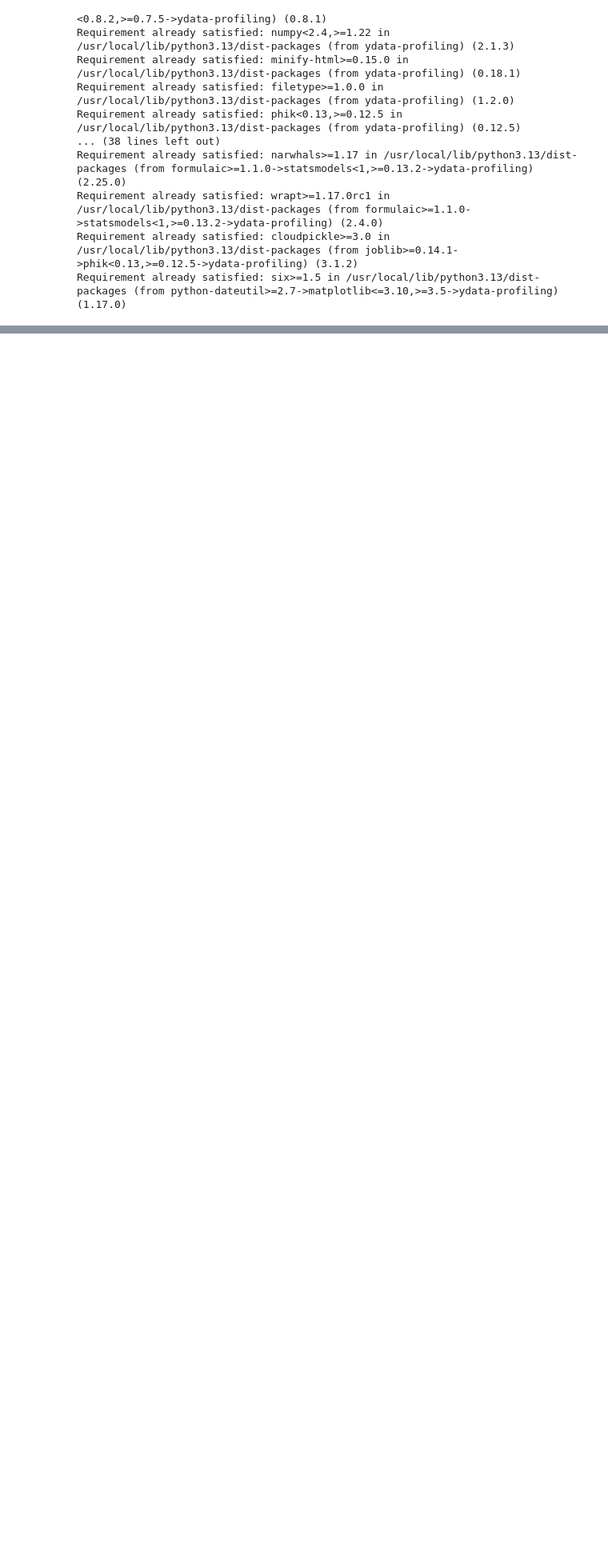
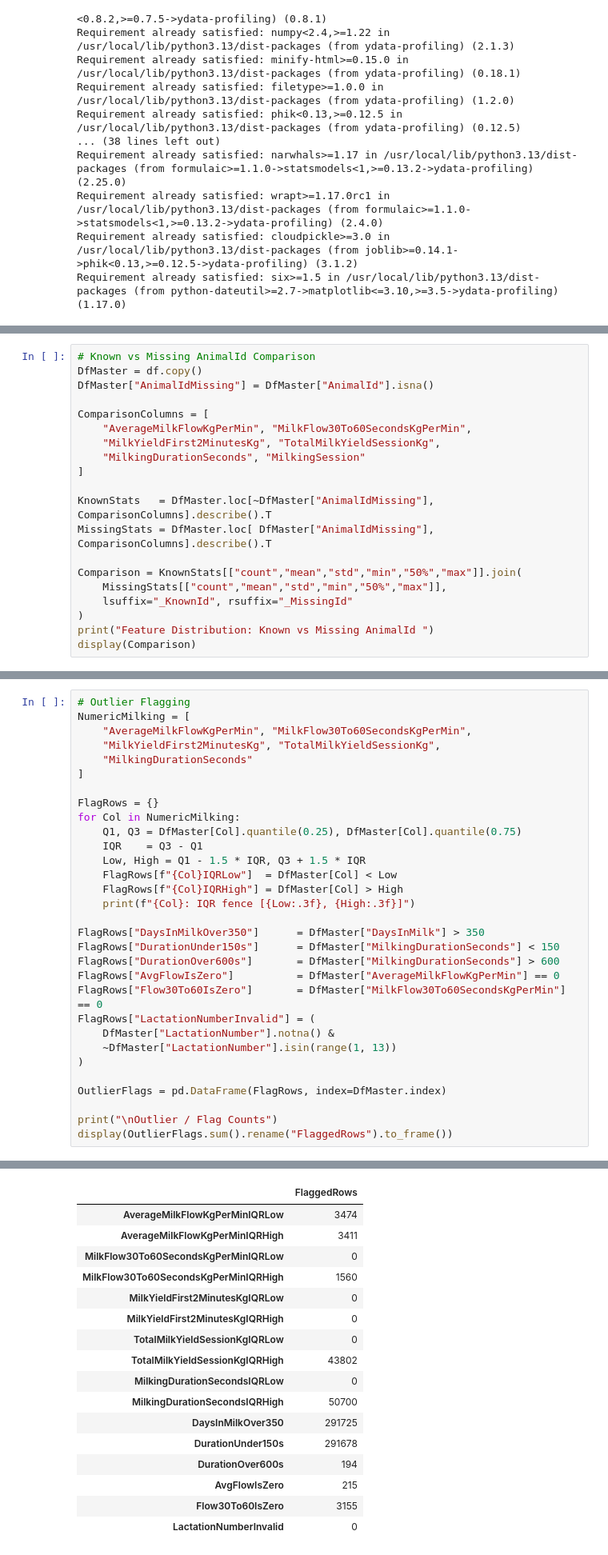
Before and after one commit to lipikamallikarjuna/MissingRfidDetection-ANSC6060, a Jupyter notebook: DataAnlysis&Modeling.ipynb, the cells around one changed output, grey strips where cells are left out. Shown at 80% size. Saved outputs shown, nothing was run; the diff lists cells and outputs as text; blank space fills up the shorter version.

```diff
--- a/DataAnlysis&Modeling.ipynb
+++ b/DataAnlysis&Modeling.ipynb
@@ -1721,0 +235,20 @@ KeyboardInterrupt:
+# %%
+# Known vs Missing AnimalId Comparison
+DfMaster = df.copy()
+DfMaster["AnimalIdMissing"] = DfMaster["AnimalId"].isna()
+
+ComparisonColumns = [
+    "AverageMilkFlowKgPerMin", "MilkFlow30To60SecondsKgPerMin",
+    "MilkYieldFirst2MinutesKg", "TotalMilkYieldSessionKg",
+    "MilkingDurationSeconds", "MilkingSession"
+]
+
+KnownStats   = DfMaster.loc[~DfMaster["AnimalIdMissing"], ComparisonColumns].describe().T
+MissingStats = DfMaster.loc[ DfMaster["AnimalIdMissing"], ComparisonColumns].describe().T
+
+Comparison = KnownStats[["count","mean","std","min","50%","max"]].join(
+    MissingStats[["count","mean","std","min","50%","max"]],
+    lsuffix="_KnownId", rsuffix="_MissingId"
+)
+print("Feature Distribution: Known vs Missing AnimalId ")
+display(Comparison)
@@ -1721,0 +266,32 @@ KeyboardInterrupt:
+# %%
+# Outlier Flagging
+NumericMilking = [
+    "AverageMilkFlowKgPerMin", "MilkFlow30To60SecondsKgPerMin",
+    "MilkYieldFirst2MinutesKg", "TotalMilkYieldSessionKg",
+    "MilkingDurationSeconds"
+]
+
+FlagRows = {}
+for Col in NumericMilking:
+    Q1, Q3 = DfMaster[Col].quantile(0.25), DfMaster[Col].quantile(0.75)
+    IQR    = Q3 - Q1
+    Low, High = Q1 - 1.5 * IQR, Q3 + 1.5 * IQR
+    FlagRows[f"{Col}IQRLow"]  = DfMaster[Col] < Low
+    FlagRows[f"{Col}IQRHigh"] = DfMaster[Col] > High
+    print(f"{Col}: IQR fence [{Low:.3f}, {High:.3f}]")
+
+FlagRows["DaysInMilkOver350"]      = DfMaster["DaysInMilk"] > 350
+FlagRows["DurationUnder150s"]      = DfMaster["MilkingDurationSeconds"] < 150
+FlagRows["DurationOver600s"]       = DfMaster["MilkingDurationSeconds"] > 600
+FlagRows["AvgFlowIsZero"]          = DfMaster["AverageMilkFlowKgPerMin"] == 0
+FlagRows["Flow30To60IsZero"]       = DfMaster["MilkFlow30To60SecondsKgPerMin"] == 0
+FlagRows["LactationNumberInvalid"] = (
+    DfMaster["LactationNumber"].notna() &
+    ~DfMaster["LactationNumber"].isin(range(1, 13))
+)
+
+OutlierFlags = pd.DataFrame(FlagRows, index=DfMaster.index)
+
+print("\nOutlier / Flag Counts")
+display(OutlierFlags.sum().rename("FlaggedRows").to_frame())
+# %% [output]
@@ -1721,0 +305,17 @@ KeyboardInterrupt:
+|  | FlaggedRows |
+| AverageMilkFlowKgPerMinIQRLow | 3474 |
+| AverageMilkFlowKgPerMinIQRHigh | 3411 |
+| MilkFlow30To60SecondsKgPerMinIQRLow | 0 |
+| MilkFlow30To60SecondsKgPerMinIQRHigh | 1560 |
+| MilkYieldFirst2MinutesKgIQRLow | 0 |
+| MilkYieldFirst2MinutesKgIQRHigh | 0 |
+| TotalMilkYieldSessionKgIQRLow | 0 |
+| TotalMilkYieldSessionKgIQRHigh | 43802 |
+| MilkingDurationSecondsIQRLow | 0 |
+| MilkingDurationSecondsIQRHigh | 50700 |
+| DaysInMilkOver350 | 291725 |
+| DurationUnder150s | 291678 |
+| DurationOver600s | 194 |
+| AvgFlowIsZero | 215 |
+| Flow30To60IsZero | 3155 |
+| LactationNumberInvalid | 0 |
```
Also changed, not shown: parts of 78 cells of this notebook.
